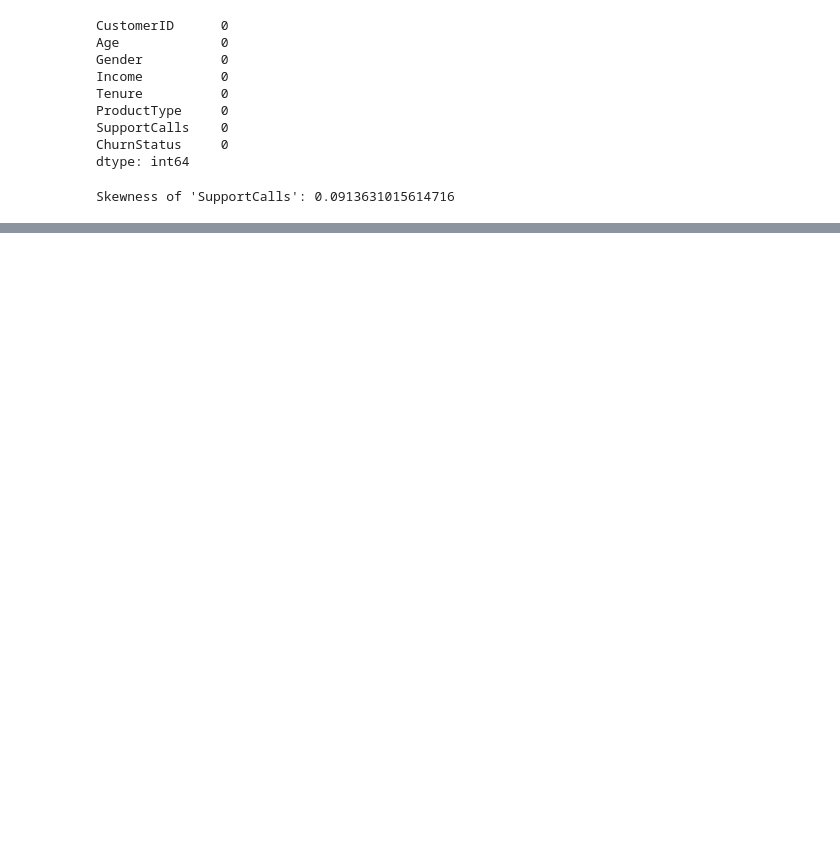
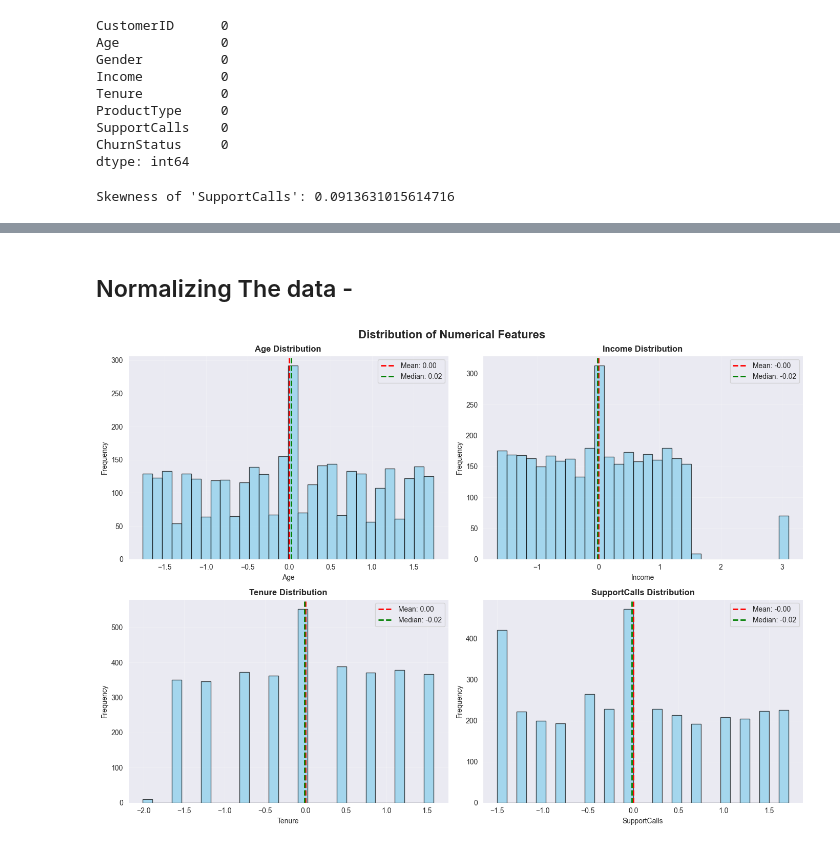
Before and after one commit to AbdSh17/Customer_Data_Preprocessing, a Jupyter notebook: data_set.ipynb, the cells around one changed output, grey strips where cells are left out. Cells and saved outputs as stored; diff of their text form; code cells hidden in the pictures; blank space fills up the shorter version.

```diff
--- a/data_set.ipynb
+++ b/data_set.ipynb
@@ -573,0 +566,43 @@ plt.show()
+# %% [markdown]
+## Normalizing The data -
+# %%
+data_standardized = data.copy()
+data_standardized["Income"] = (data_standardized["Income"] - data_standardized["Income"].mean()) / data_standardized["Income"].std()
+
+data_standardized["Age"] = (data_standardized["Age"] - data_standardized["Age"].mean()) / data_standardized["Age"].std()
+
+data_standardized["SupportCalls"] = (data_standardized["SupportCalls"] - data_standardized["SupportCalls"].mean()) / data_standardized["SupportCalls"].std()
+
+data_standardized["Tenure"] = (data_standardized["Tenure"] - data_standardized["Tenure"].mean()) / data_standardized["Tenure"].std()
+# %%
+data = data_standardized
+numerical_features = data.select_dtypes(include=['float64', 'int64']).columns.tolist()
+numerical_features.remove("Gender")
+numerical_features.remove("ProductType")
+numerical_features.remove("ChurnStatus")
+
+n_features = len(numerical_features)
+n_cols = 2
+n_rows = math.ceil(n_features / n_cols)
+
+fig, axes = plt.subplots(n_rows, n_cols, figsize=(7*n_cols, 5*n_rows))
+fig.suptitle('Distribution of Numerical Features', fontsize=16, fontweight='bold')
+axes = axes.flatten() if n_features > 1 else [axes]
+for idx, feature in enumerate(numerical_features):
+    axes[idx].hist(data[feature], bins=30, color='skyblue', edgecolor='black', alpha=0.7)
+    axes[idx].set_title(f'{feature} Distribution', fontweight='bold')
+    axes[idx].set_xlabel(feature)
+    axes[idx].set_ylabel('Frequency')
+    axes[idx].axvline(data[feature].mean(), color='red', linestyle='--',
+                      linewidth=2, label=f'Mean: {data[feature].mean():.2f}')
+    axes[idx].axvline(data[feature].median(), color='green', linestyle='--',
+                      linewidth=2, label=f'Median: {data[feature].median():.2f}')
+    axes[idx].legend()
+    axes[idx].grid(True, alpha=0.3)
+for j in range(idx+1, len(axes)):
+    fig.delaxes(axes[j])
+plt.tight_layout()
+plt.savefig('distributions.png', dpi=300, bbox_inches='tight')
+plt.show()
+# %% [output]
+[figure, added]
```
Also changed, not shown: parts of 26 cells of this notebook.
